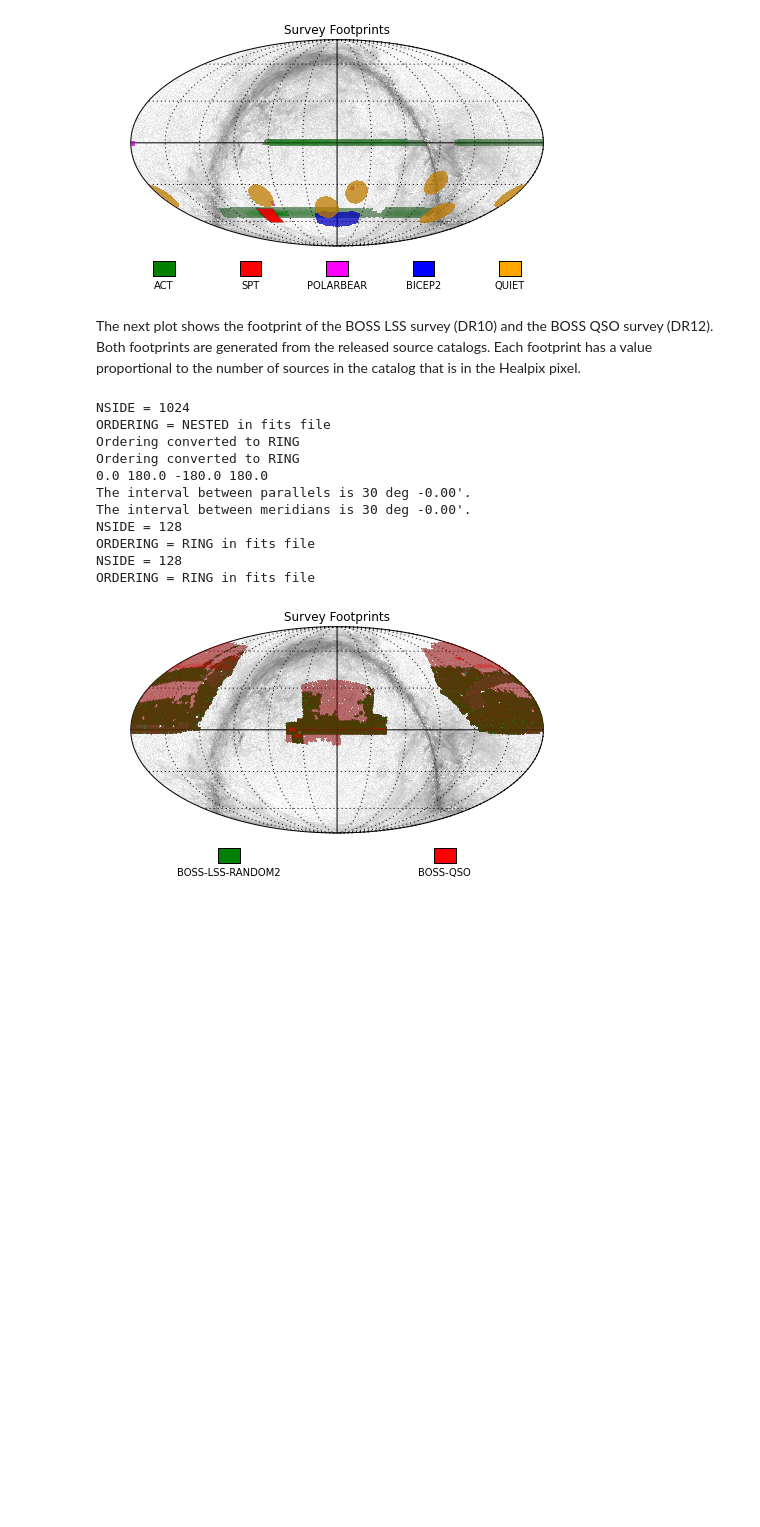
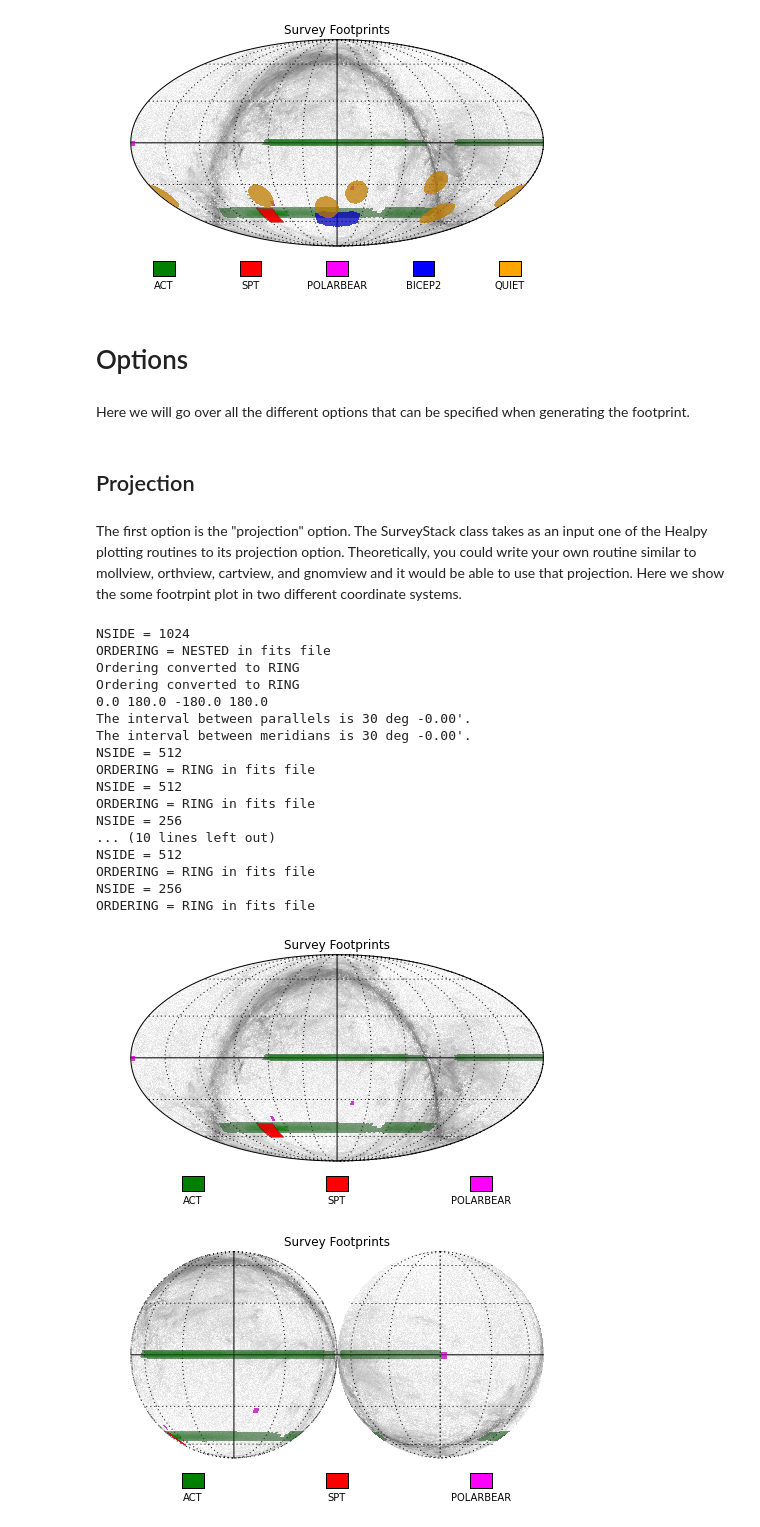
Before and after one commit to nasa-lambda/cmb_footprint, a Jupyter notebook: examples/plot_footprints.ipynb, the cells around one changed output. Cells and saved outputs as stored; diff of their text form; code cells hidden in the pictures; blank space fills up the shorter version.

Commit message:
Updating Jupyter notebook showing different options.

```diff
--- a/examples/plot_footprints.ipynb
+++ b/examples/plot_footprints.ipynb
@@ -42,23 +44,42 @@ ORDERING = RING in fits file
 NSIDE = 256
 ORDERING = RING in fits file
 [figure]
-# %% [markdown]
-The next plot shows the footprint of the BOSS LSS survey (DR10) and the BOSS QSO survey (DR12). Both footprints are generated from the released source catalogs. Each footprint has a value proportional to the number of sources in the catalog that is in the Healpix pixel.
+# %% [markdown]
+# Options
+# %% [markdown]
+Here we will go over all the different options that can be specified when generating the footprint.
+# %% [markdown]
+## Projection
+# %% [markdown]
+The first option is the "projection" option. The SurveyStack class takes as an input one of the Healpy plotting routines to its projection option. Theoretically, you could write your own routine similar to mollview, orthview, cartview, and gnomview and it would be able to use that projection. Here we show the some footrpint plot in two different coordinate systems.
 # %%
-fp = footprint.SurveyStack('PLANCK-DUSTPOL-BACKGROUND', fignum=2, projection=H.mollview, coord_plot='C', rot=[0,0],
+fp = footprint.SurveyStack('PLANCK-DUSTPOL-BACKGROUND', fignum=1, projection=H.mollview, coord_plot='C', rot=[0,0],
                            config='../footprint.cfg')
-fp.superimpose_experiment('BOSS-LSS-RANDOM2',color='green')
-fp.superimpose_experiment('BOSS-QSO',color='red')
+fp.superimpose_experiment('ACT', color='green')
+fp.superimpose_experiment('SPT', color='red')
+fp.superimpose_experiment('POLARBEAR', color='magenta')
+fp2 = footprint.SurveyStack('PLANCK-DUSTPOL-BACKGROUND', fignum=2, projection=H.orthview, coord_plot='C', rot=[0,0],
+                           config='../footprint.cfg')
+fp2.superimpose_experiment('ACT', color='green')
+fp2.superimpose_experiment('SPT', color='red')
+fp2.superimpose_experiment('POLARBEAR', color='magenta')
 # %% [output]
 NSIDE = 1024
 ORDERING = NESTED in fits file
 Ordering converted to RING
 Ordering converted to RING
 0.0 180.0 -180.0 180.0
 The interval between parallels is 30 deg -0.00'.
 The interval between meridians is 30 deg -0.00'.
-NSIDE = 128
+NSIDE = 512
 ORDERING = RING in fits file
-NSIDE = 128
+NSIDE = 512
 ORDERING = RING in fits file
+NSIDE = 256
+... (10 lines left out)
+NSIDE = 512
+ORDERING = RING in fits file
+NSIDE = 256
+ORDERING = RING in fits file
-[figure, old version]
+[figure, new version]
+[figure, added]
```
Also changed, not shown: parts of 11 cells of this notebook.
